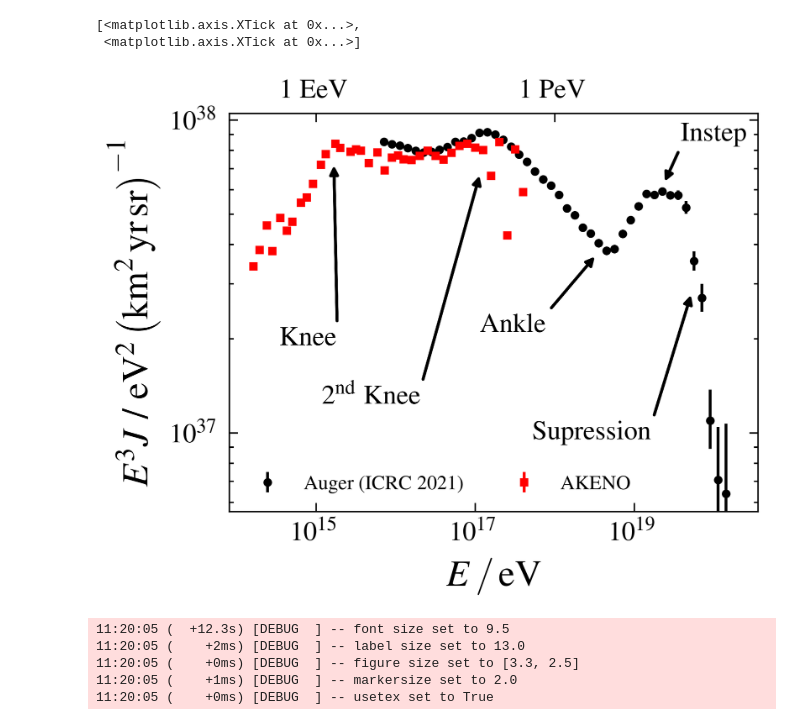
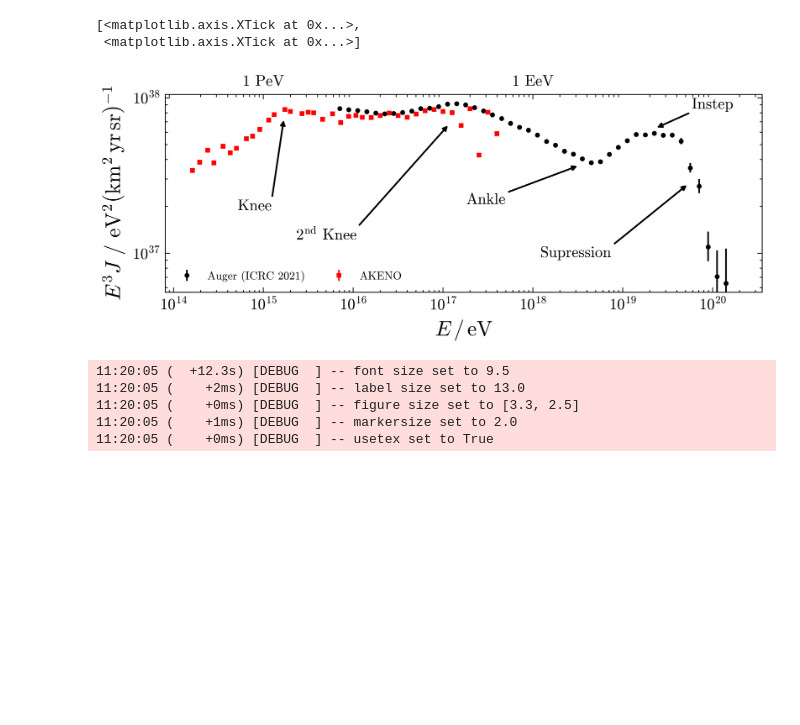
Before and after one commit to Quizznor/thesis-latex, a Jupyter notebook: scripts/plot_scripts/cr_spectrum/spectrum.ipynb, the cells around one changed output. Cells and saved outputs as stored; diff of their text form; code cells hidden in the pictures; blank space fills up the shorter version.

```diff
--- a/scripts/plot_scripts/cr_spectrum/spectrum.ipynb
+++ b/scripts/plot_scripts/cr_spectrum/spectrum.ipynb
@@ -67,7 +70,7 @@ def process_KCDC(data_path):
 
 #     return np.piecewise(E, [E < E_ankle, E >= E_ankle], [J_below, J_above])
 # %%
-set_plt_style('double tex')
+set_plt_style('slim')
 
 plt.errorbar(10 ** lgE[:-1], (10 ** lgE[:-1]) ** 2 * EJ[:-1], yerr=[Err_down[:-1], Err_up[:-1]], label="Auger (ICRC 2021)", ls='none')
 
@@ -103,5 +106,5 @@ xmin, xmax = plt.gca().get_xlim()
 ax1 = plt.gca().twiny()
 ax1.set_xlim(xmin, xmax)
 ax1.set_xscale('log')
-ax1.set_xticks([1e15, 1e18], ['1 EeV', '1 PeV'])
+ax1.set_xticks([1e15, 1e18], ['1 PeV', '1 EeV'])
 # %% [output]
@@ -113,6 +116,6 @@ ax1.set_xticks([1e15, 1e18], ['1 EeV', '1 PeV'])
 [<matplotlib.axis.XTick at 0x...>,
  <matplotlib.axis.XTick at 0x...>]
-[figure, old version]
+[figure, new version]
 # %%
 set_plt_style("double tex")
 
```
Also changed, not shown: parts of 2 cells of this notebook, 4 other files.
